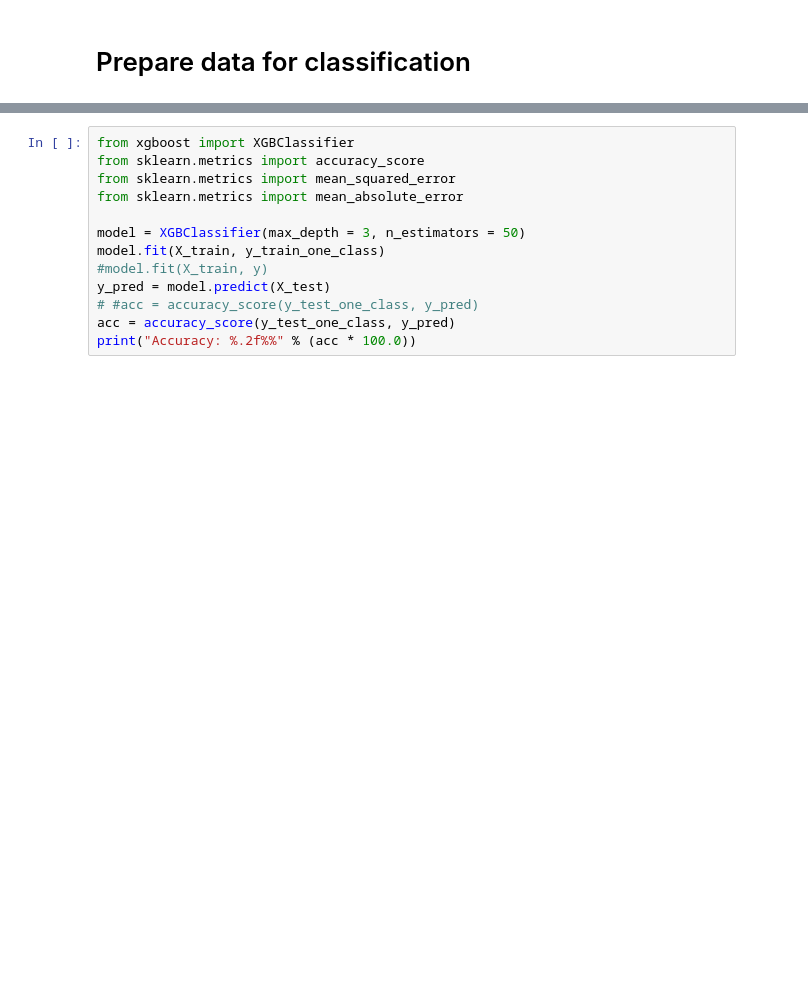
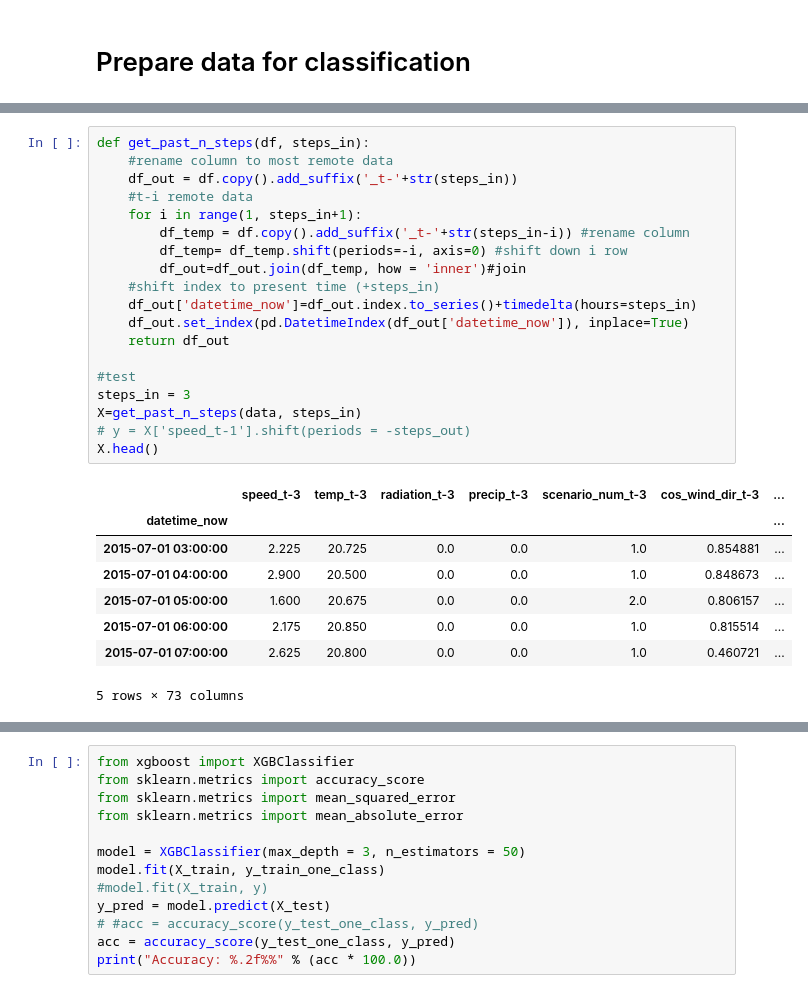
Before and after one commit to leobix/safi, a Jupyter notebook: safi_project_processing-classification.ipynb, the cells around one changed output, grey strips where cells are left out. Drawn from its saved outputs; the diff is of its cells as text; blank space fills up the shorter version.

```diff
--- a/safi_project_processing-classification.ipynb
+++ b/safi_project_processing-classification.ipynb
@@ -58,0 +80,28 @@ Index(['hour', 'wind_dir', 'speed', 'temp', 'radiation', 'precip',
+# %%
+def get_past_n_steps(df, steps_in):
+    #rename column to most remote data
+    df_out = df.copy().add_suffix('_t-'+str(steps_in))
+    #t-i remote data
+    for i in range(1, steps_in+1):
+        df_temp = df.copy().add_suffix('_t-'+str(steps_in-i)) #rename column
+        df_temp= df_temp.shift(periods=-i, axis=0) #shift down i row
+        df_out=df_out.join(df_temp, how = 'inner')#join
+    #shift index to present time (+steps_in)
+    df_out['datetime_now']=df_out.index.to_series()+timedelta(hours=steps_in)
+    df_out.set_index(pd.DatetimeIndex(df_out['datetime_now']), inplace=True)
+    return df_out
+
+#test
+steps_in = 3
+X=get_past_n_steps(data, steps_in)
+# y = X['speed_t-1'].shift(periods = -steps_out)
+X.head()
+# %% [output]
+|  | speed_t-3 | temp_t-3 | radiation_t-3 | precip_t-3 | scenario_num_t-3 | cos_wind_dir_t-3 | ... |
+| datetime_now |  |  |  |  |  |  | ... |
+| 2015-07-01 03:00:00 | 2.225 | 20.725 | 0.0 | 0.0 | 1.0 | 0.854881 | ... |
+| 2015-07-01 04:00:00 | 2.900 | 20.500 | 0.0 | 0.0 | 1.0 | 0.848673 | ... |
+| 2015-07-01 05:00:00 | 1.600 | 20.675 | 0.0 | 0.0 | 2.0 | 0.806157 | ... |
+| 2015-07-01 06:00:00 | 2.175 | 20.850 | 0.0 | 0.0 | 1.0 | 0.815514 | ... |
+| 2015-07-01 07:00:00 | 2.625 | 20.800 | 0.0 | 0.0 | 1.0 | 0.460721 | ... |
+5 rows × 73 columns
```
Also changed, not shown: parts of 16 cells of this notebook, 1 other file.
